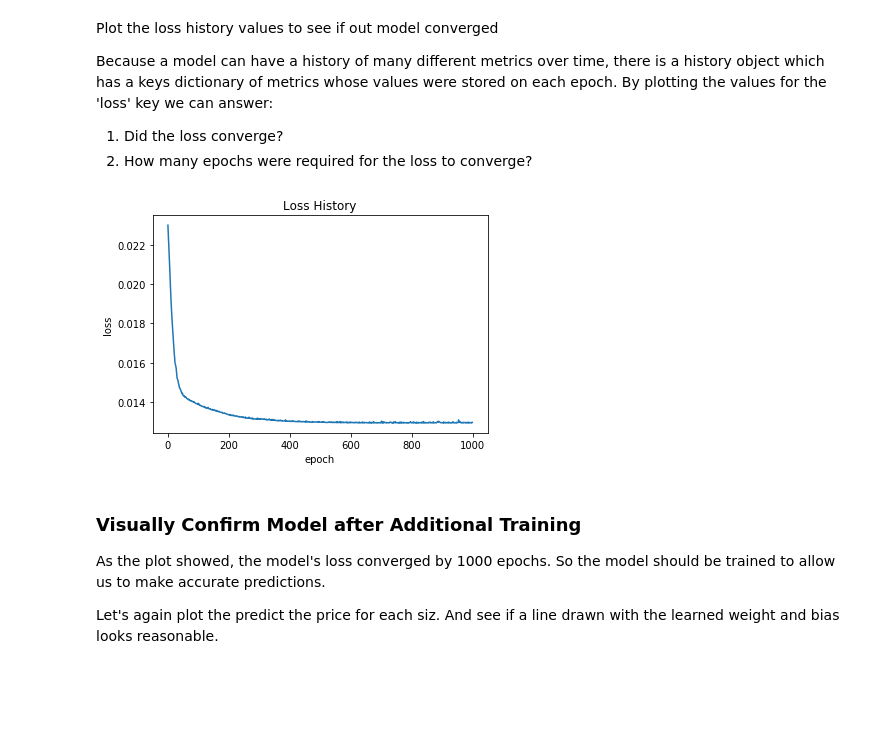
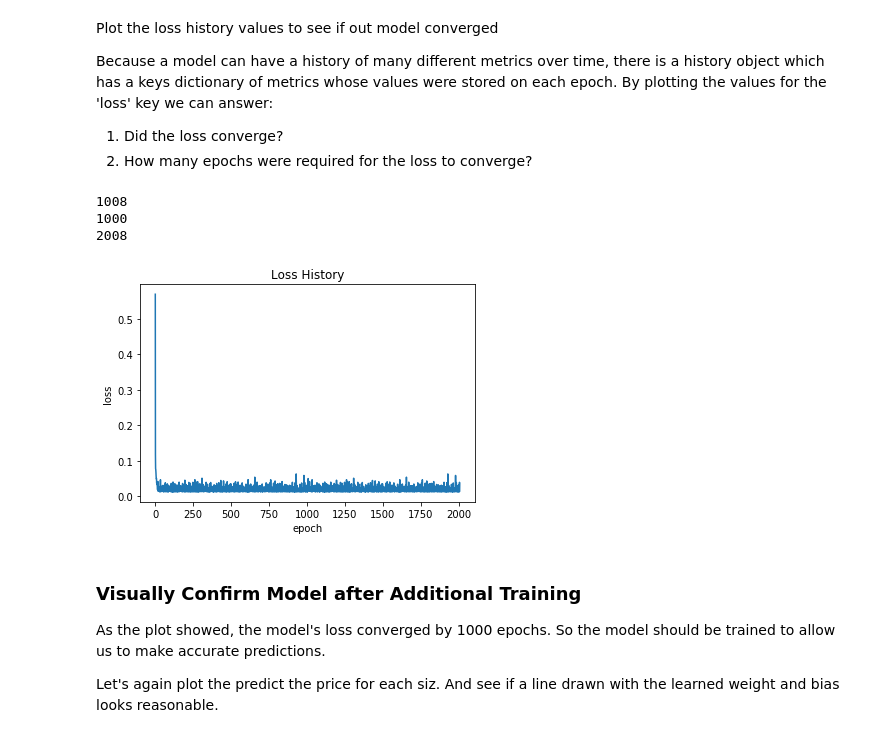
Before and after one commit to JerryKurata/First-NN-Tensorflow, a Jupyter notebook: TF_Getting_Started_M4_TF_House_price_regression.ipynb, the cells around one changed output. Cells and saved outputs as stored; diff of their text form; code cells hidden in the pictures; blank space fills up the shorter version.

Commit message:
Updated additional loss ploting

```diff
--- a/TF_Getting_Started_M4_TF_House_price_regression.ipynb
+++ b/TF_Getting_Started_M4_TF_House_price_regression.ipynb
@@ -382,7 +387,7 @@ We want to ensure the model is converged to a range of loss values.   So what we
 # Also capture the changed over time in the history variable, train_hist so we
 #   can see if loss is converging
 addn_epochs = 1000
-train_hist=model.fit(sf_train_scaled, price_train_scaled,
+train_hist_addn =model.fit(sf_train_scaled, price_train_scaled,
                      epochs=addn_epochs, verbose=1)
 # %% [output]
 Train on 41 samples
@@ -411,10 +416,14 @@ metrics whose values were stored on each epoch. By plotting the values for the '
 
 1.   Did the loss converge?
 2.   How many epochs were required for the loss to converge?
-# %%
-plot_loss(train_hist)
-# %% [output]
-[figure, removed]
+# %%
+train_hist.history['loss'].extend(train_hist_addn.history['loss'])   # add the addition epochs to the  training history
+plot_loss(train_hist)
+# %% [output]
+1008
+1000
+2008
+[figure, added]
 # %% [markdown]
 ### Visually Confirm Model after Additional Training
 
```
Also changed, not shown: parts of 10 cells of this notebook.
